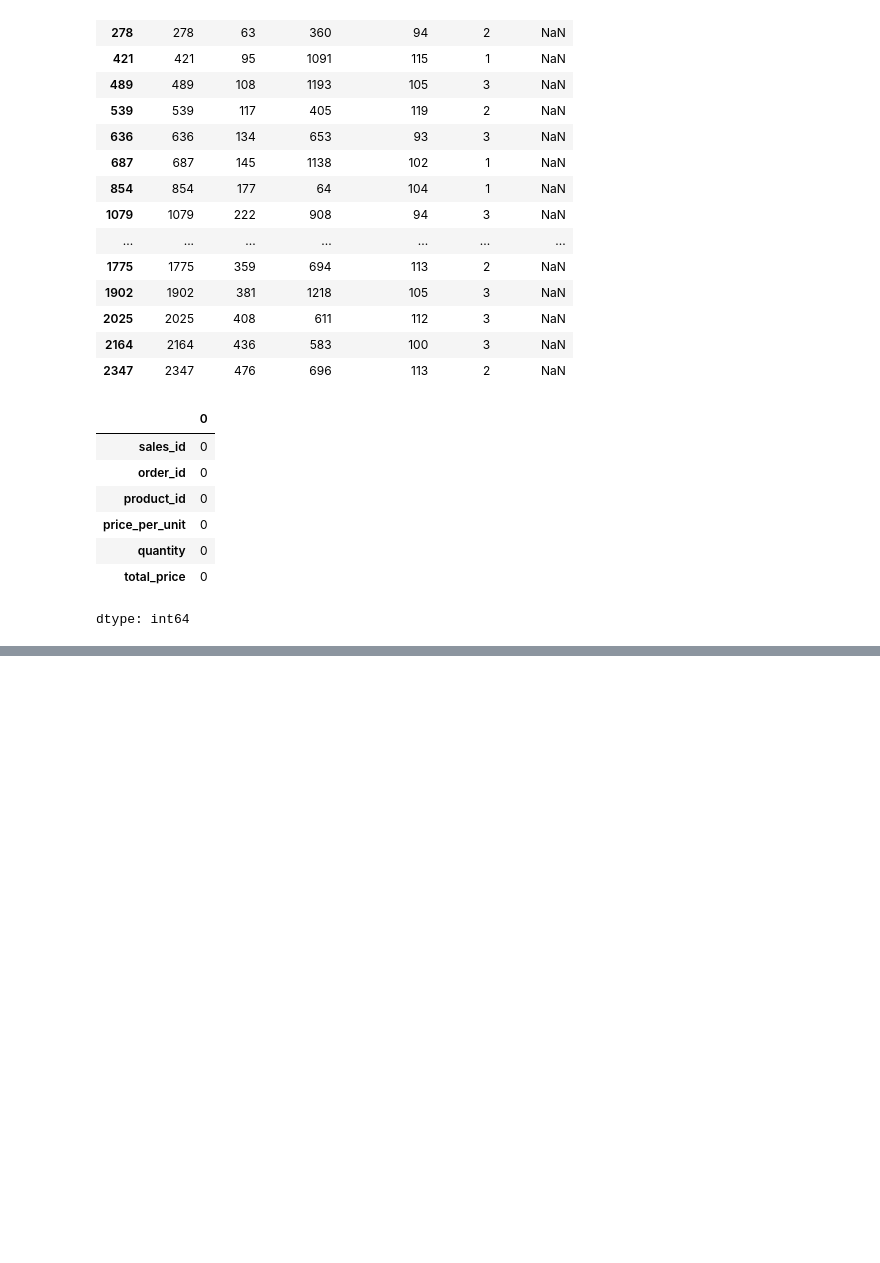
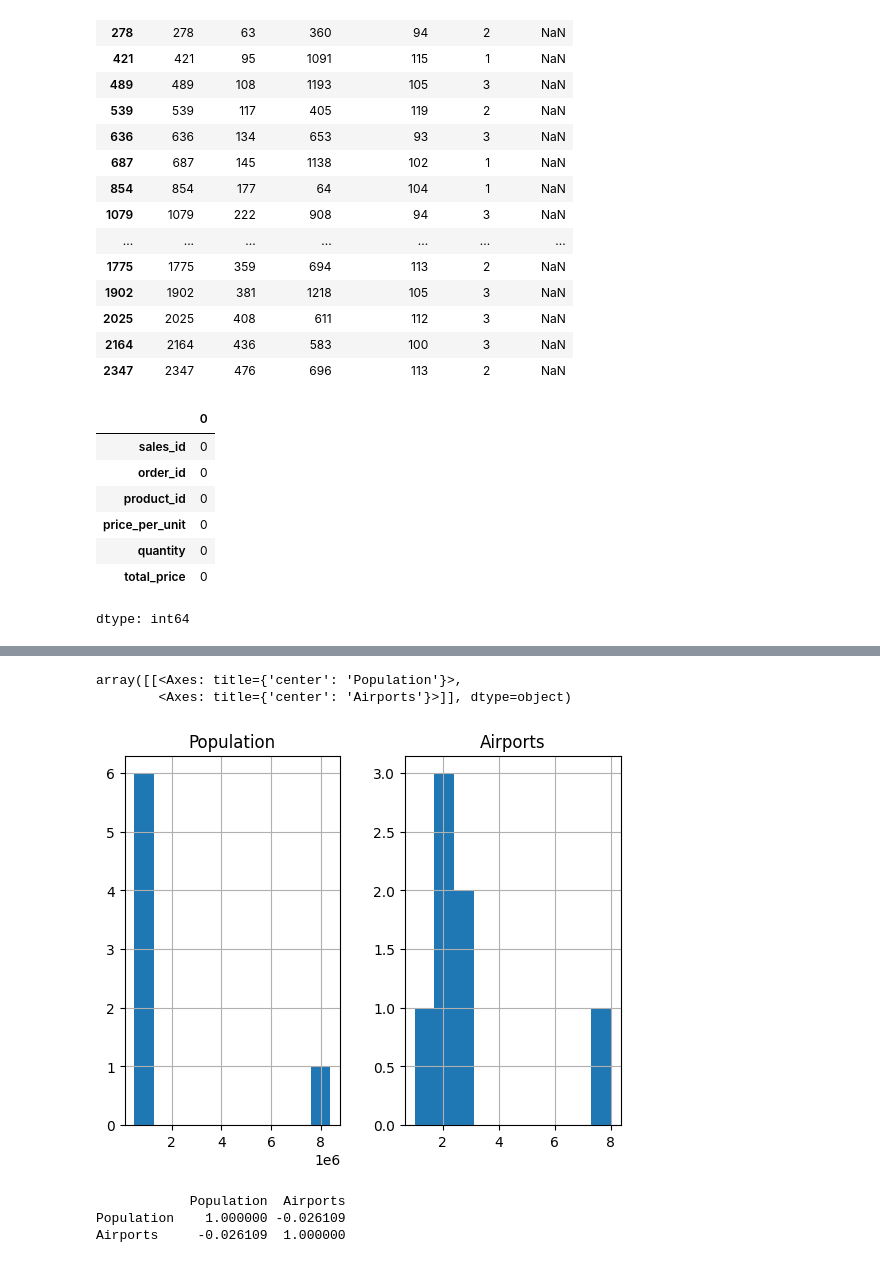
Before and after one commit to kancingkuning/data_analytics_with_python, a Jupyter notebook: data_wrangling.ipynb, the cells around one changed output, grey strips where cells are left out. Cells and saved outputs as stored; diff of their text form; code cells hidden in the pictures; blank space fills up the shorter version.

```diff
--- a/data_wrangling.ipynb
+++ b/data_wrangling.ipynb
@@ -641,0 +663,14 @@ dtype: int64
+# %%
+import pandas as pd
+
+city_names = ['Jakarta', 'Bandung', 'Makassar', 'Surabaya', 'Medan', 'Yogyakarta', 'Malang']
+population = [498044, 964254, 491918, 8398748, 653115, 883305, 744955]
+num_airports = [2, 2, 8, 3, 1, 3, 2]
+
+df = pd.DataFrame({
+  'City Name': city_names,
+  'Population': population,
+  'Airports': num_airports,
+})
+
+df.describe()
@@ -641,0 +702,14 @@ dtype: int64
+# %%
+df.hist()
+# %% [output]
+array([[<Axes: title={'center': 'Population'}>,
+        <Axes: title={'center': 'Airports'}>]], dtype=object)
+[figure, added]
+# %%
+# Exclude the 'City Name' column and calculate the correlation matrix
+correlation_matrix = df[['Population', 'Airports']].corr()
+print(correlation_matrix)
+# %% [output]
+            Population  Airports
+Population    1.000000 -0.026109
+Airports     -0.026109  1.000000
```
Also changed, not shown: parts of 6 cells of this notebook.
